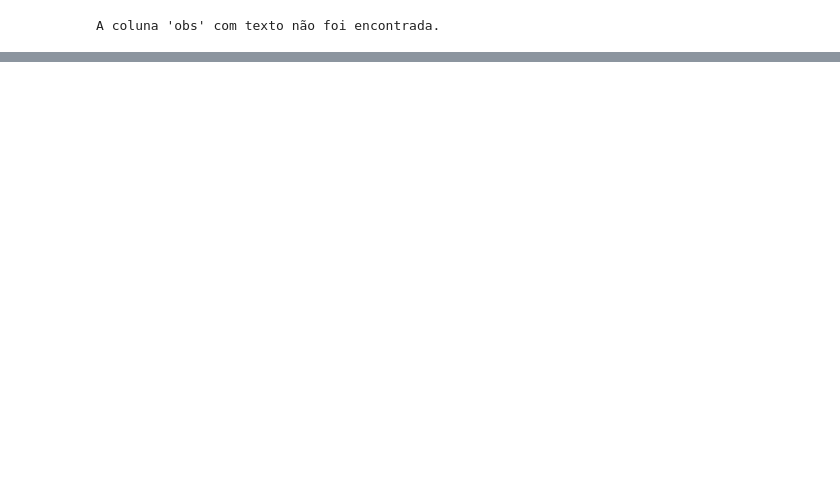
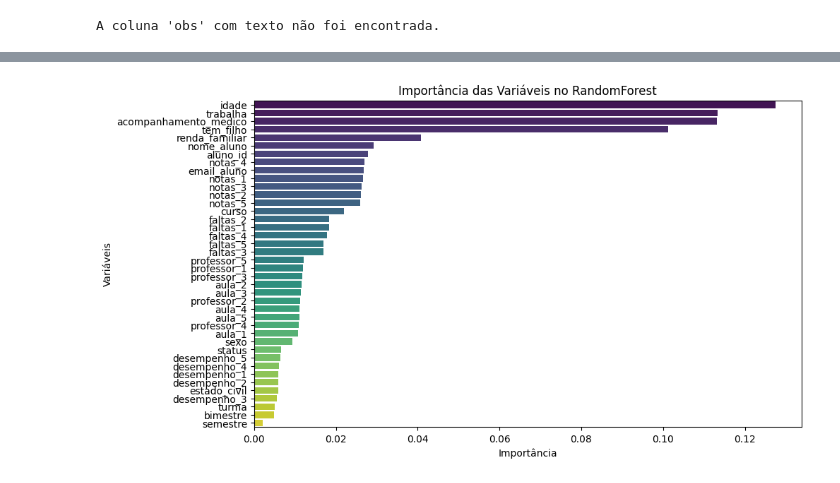
Before and after one commit to Oblonczyk/PI_DATA_SCIENCE, a Jupyter notebook: big_data/PI_BIGDATA.ipynb, the cells around one changed output, grey strips where cells are left out. Cells and saved outputs as stored; diff of their text form; code cells hidden in the pictures; blank space fills up the shorter version.

Commit message:
Ajustes e Correções no Projeto de Big Data: Tratamento de Erros, Complementação de Gráficos e Refinamento de Predições

```diff
--- a/big_data/PI_BIGDATA.ipynb
+++ b/big_data/PI_BIGDATA.ipynb
@@ -220,0 +328,16 @@ Tipo da coluna desempenho_1: StringType()
+# %%
+# Criar dataframe para o gráfico
+
+df_imp = pd.DataFrame({
+    'Variável': features_names[indices],
+    'Importância': importances[indices]
+})
+
+plt.figure(figsize=(10,6))
+sns.barplot(data=df_imp, x='Importância', y='Variável', hue='Variável', dodge=False, legend=False, palette="viridis")
+plt.title('Importância das Variáveis no RandomForest')
+plt.xlabel('Importância')
+plt.ylabel('Variáveis')
+plt.show()
+# %% [output]
+[figure, added]
```
Also changed, not shown: parts of 19 cells of this notebook, 1 other file.
